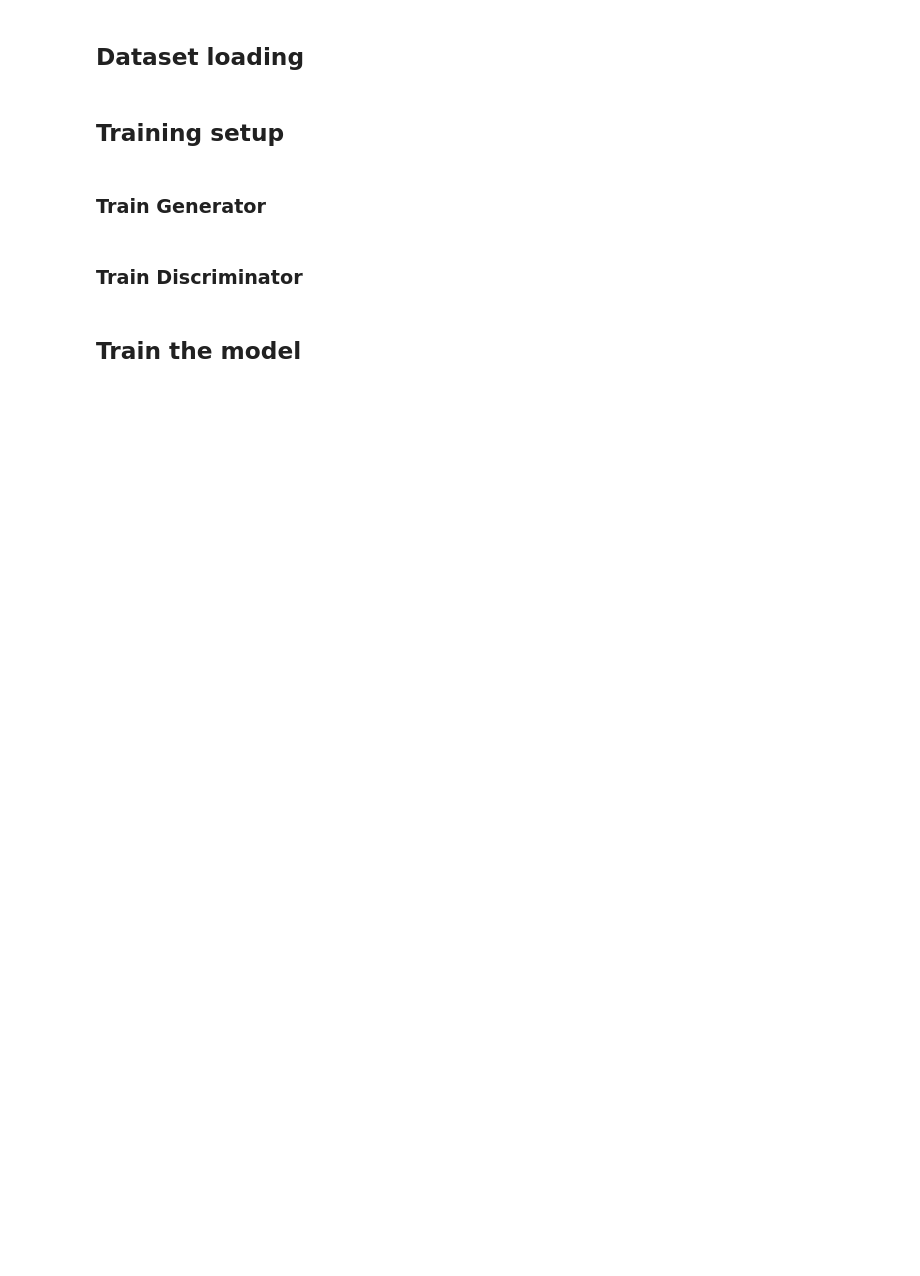
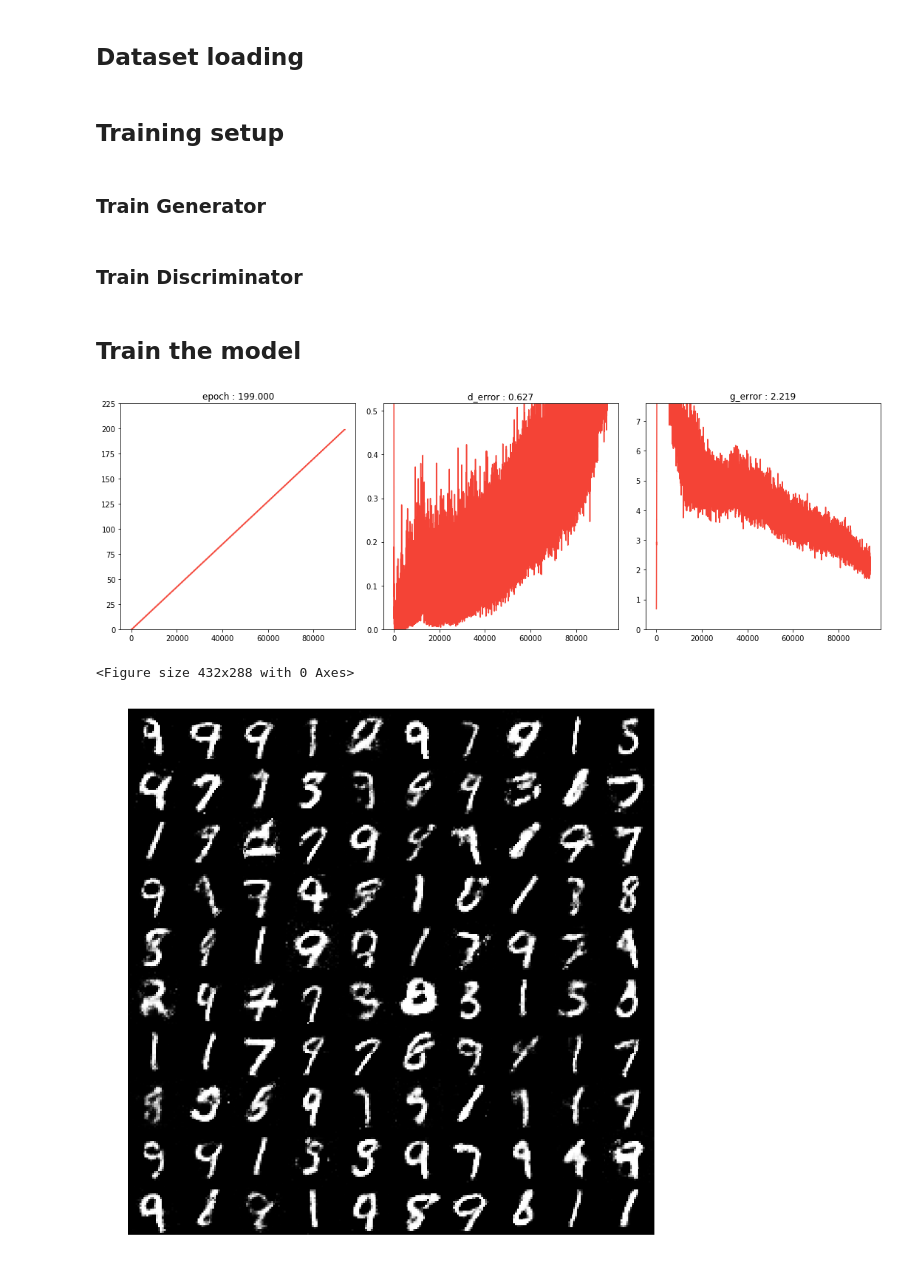
Before and after one commit to mhattingpete/GenerativeAdversarialNetworks, a Jupyter notebook: MNIST-GAN.ipynb, the cells around one changed output. Cells and saved outputs as stored; diff of their text form; code cells hidden in the pictures; blank space fills up the shorter version.

Commit message:
added results for GAN and corrections to discriminators

```diff
--- a/MNIST-GAN.ipynb
+++ b/MNIST-GAN.ipynb
@@ -87,7 +89,7 @@ def train_generator(noise,optimizer):
 # %% [markdown]
 ### Train Discriminator
 # %%
-def train_discriminator(real_data,fake_data,optimizer):
+def train_discriminator(real_data,fake_data,optimizer,input_noise_weight=1.0):
     '''
     Train the discriminator to distinguish between real and fake data
     '''
@@ -96,6 +98,7 @@ def train_discriminator(real_data,fake_data,optimizer):
     optimizer.zero_grad()
 
     # 1.1 Train on Real Data
+    real_data += input_noise_weight * torch.normal(mean=torch.zeros(real_data.size(0),1))
     prediction_real = discriminator(real_data)
     loss_real = loss_fun(prediction_real,true_target(N,device))
     loss_real.backward()
@@ -125,7 +128,7 @@ try:
             with torch.no_grad():
                 fake_data = generator(noise_tensor).detach()
             # Train D
-            d_error = train_discriminator(real_data,fake_data,d_optimizer)
+            d_error = train_discriminator(real_data,fake_data,d_optimizer,input_noise_weight=1.0-(epoch/num_epochs))
 
             # 2. Train Generator every 'gen_train_freq' steps
             if global_step % gen_train_freq == 0:
@@ -149,30 +152,34 @@ try:
                 test_images = test_images.data
                 canvas = np.zeros((image_size*m,image_size*m))
                 q = 0
                 for i in range(m):
                     for j in range(m):
                         canvas[i*image_size:(i+1)*image_size,j*image_size:(j+1)*image_size] = test_images[q]
                         q += 1
                 dis.display(scale=True)
                 plt.figure(figsize=(10,10))
                 plt.imshow(canvas,cmap='gray')
                 plt.axis("off")
                 if epoch % 50 == 0:
                     plt.savefig("Figures/GAN-MNIST-Epoch="+str(epoch)+".png")
                 plt.show()
         epoch += 1
 except:
     test_images = vec2img(generator(test_noise),image_size)
     test_images = test_images.data
     canvas = np.zeros((image_size*m,image_size*m))
     q = 0
     for i in range(m):
         for j in range(m):
             canvas[i*image_size:(i+1)*image_size,j*image_size:(j+1)*image_size] = test_images[q]
             q+=1
     dis.display(scale=True)
     plt.figure(figsize=(10,10))
     plt.imshow(canvas,cmap='gray')
     plt.axis("off")
     plt.savefig("Figures/GAN-MNIST.png")
     plt.show()
+# %% [output]
+[figure, added]
+<Figure size 432x288 with 0 Axes>
+[figure, added]
```
Also changed, not shown: parts of 1 cell of this notebook, 2 other files.
